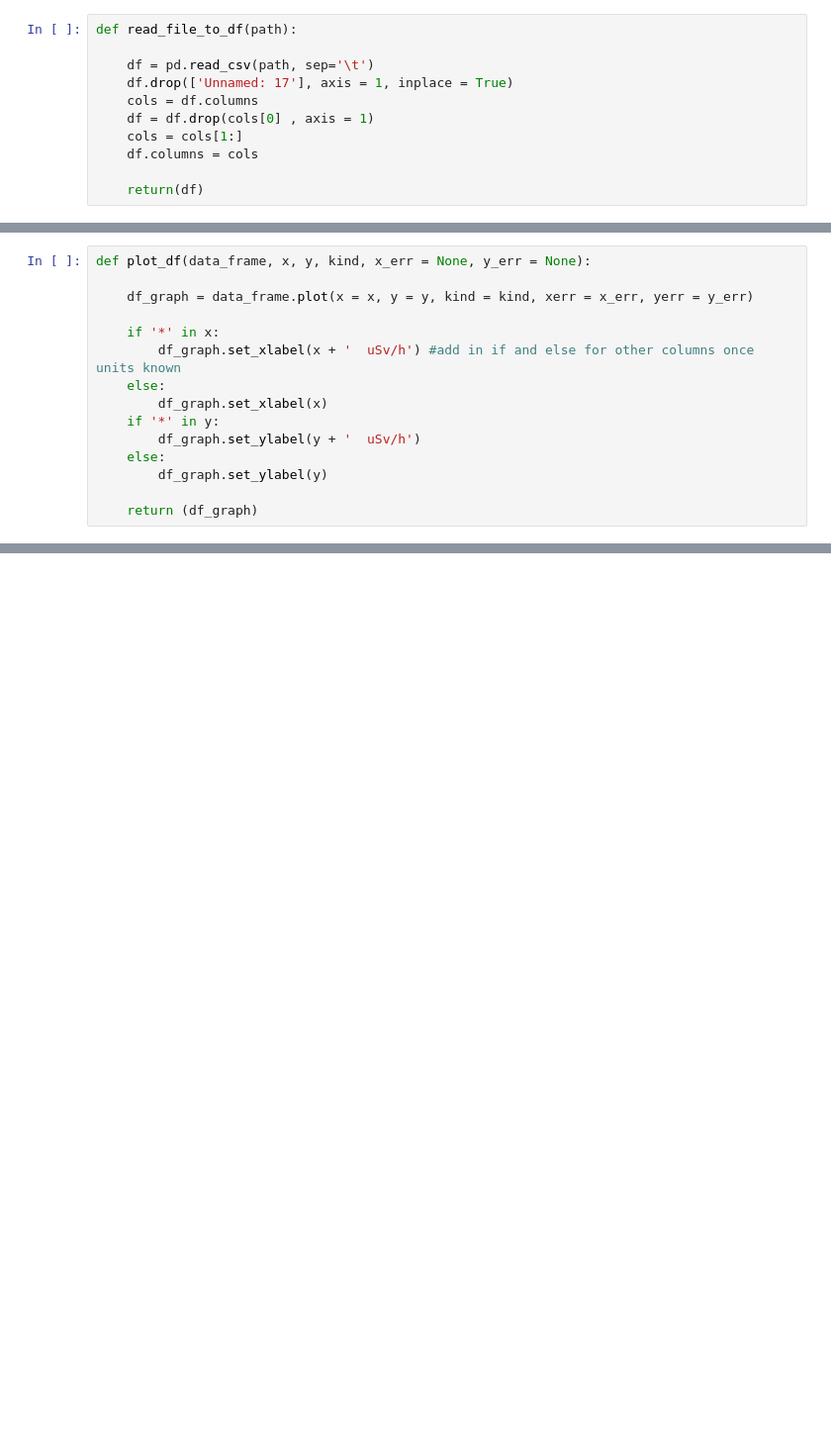
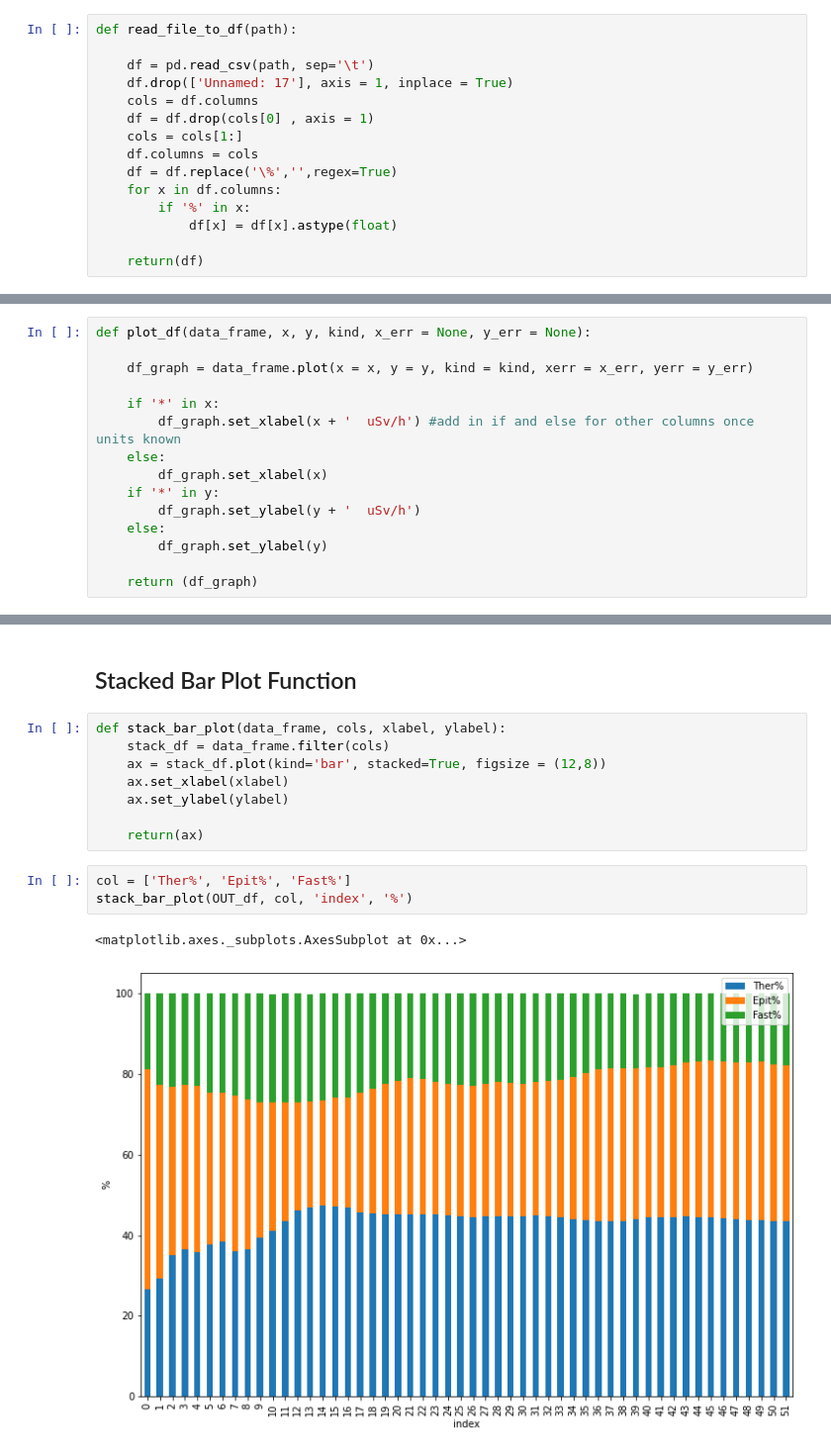
Before and after one commit to OliviaT18/diamon_processing, a Jupyter notebook: OUT_data_reader.ipynb, the cells around one changed output, grey strips where cells are left out. Shown: that part at 99% size. Cells and saved outputs as stored; diff of their text form; blank space fills up the shorter version.

```diff
--- a/OUT_data_reader.ipynb
+++ b/OUT_data_reader.ipynb
@@ -15,6 +15,10 @@ def read_file_to_df(path):
     df = df.drop(cols[0] , axis = 1)
     cols = cols[1:]
     df.columns = cols
+    df = df.replace('\%','',regex=True)
+    for x in df.columns:
+        if '%' in x:
+            df[x] = df[x].astype(float)
 
     return(df)
 # %%
@@ -91 +95,17 @@ x = plot_df(OUT_df_new, 't(s)', 'H*(10)r', 'scatter', x_err = None, y_err = 'Hr_
 [figure]
+# %% [markdown]
+## Stacked Bar Plot Function
+# %%
+def stack_bar_plot(data_frame, cols, xlabel, ylabel):
+    stack_df = data_frame.filter(cols)
+    ax = stack_df.plot(kind='bar', stacked=True, figsize = (12,8))
+    ax.set_xlabel(xlabel)
+    ax.set_ylabel(ylabel)
+
+    return(ax)
+# %%
+col = ['Ther%', 'Epit%', 'Fast%']
+stack_bar_plot(OUT_df, col, 'index', '%')
+# %% [output]
+<matplotlib.axes._subplots.AxesSubplot at 0x...>
+[figure, added]
```
Also changed, not shown: parts of 3 cells of this notebook.
